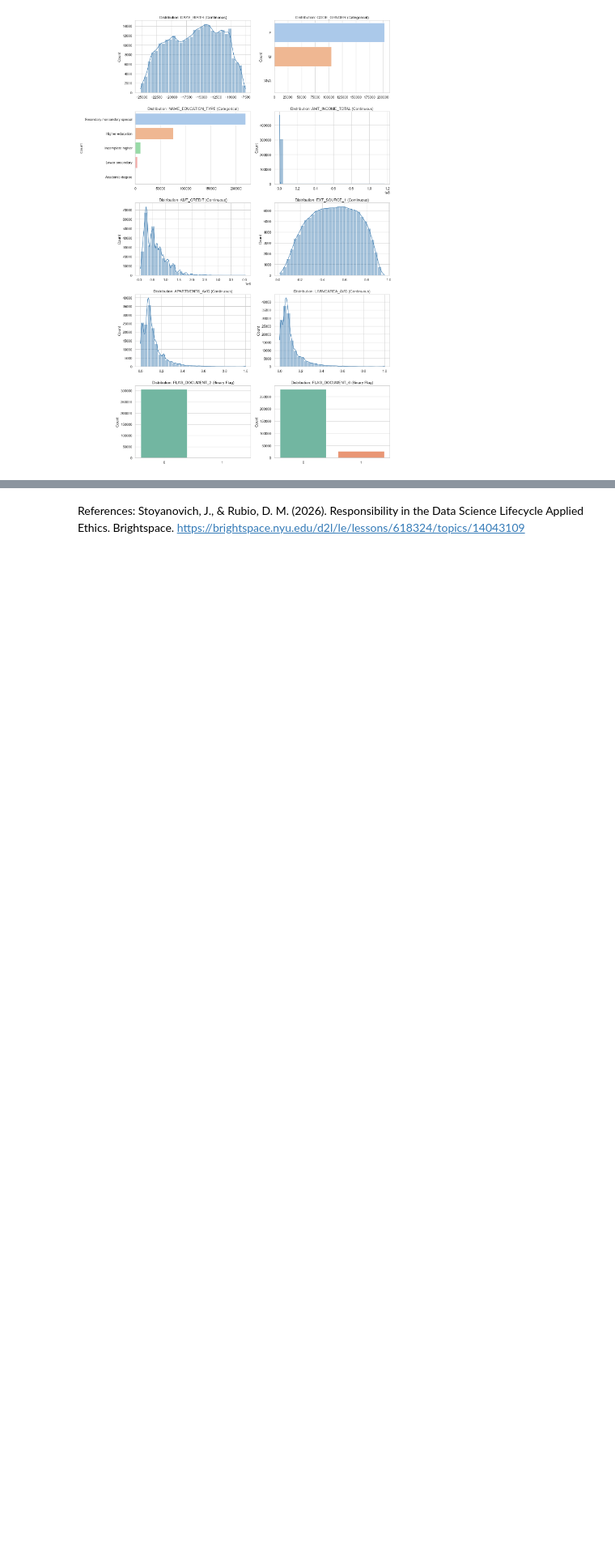
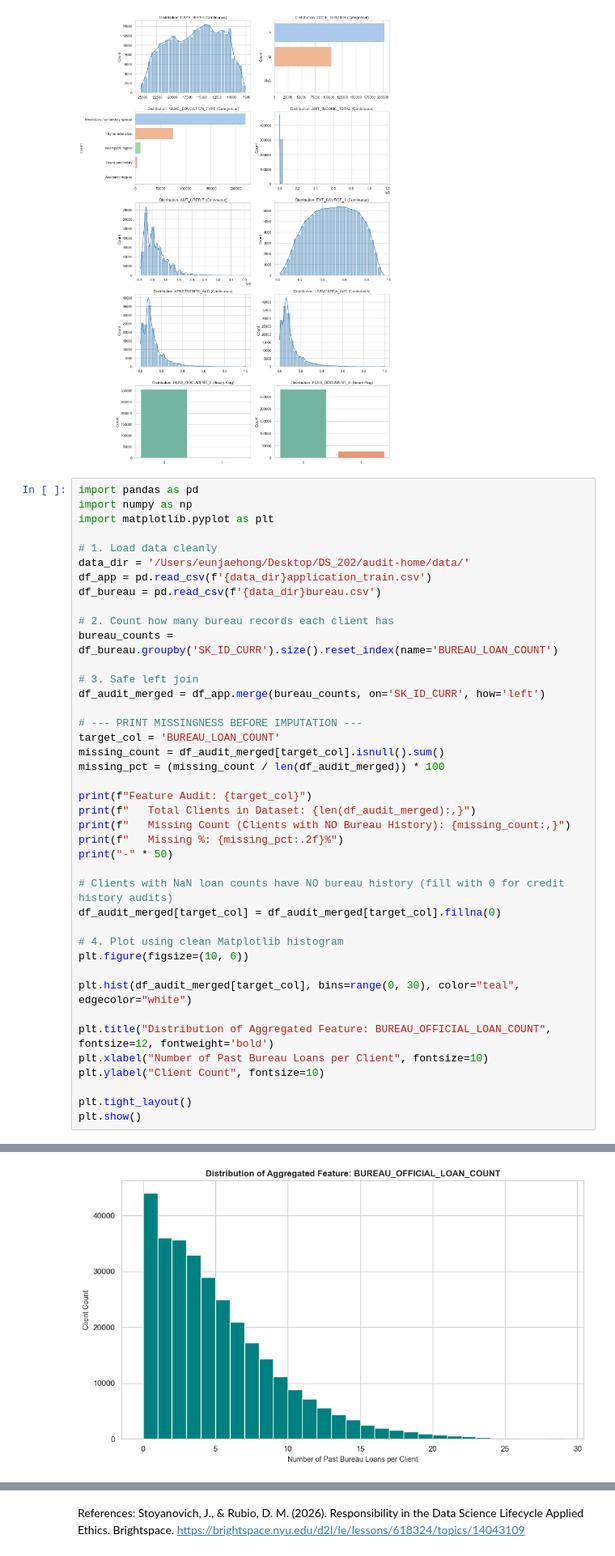
Before and after one commit to eh3285/audit-home, a Jupyter notebook: lightgbm/jenny_audit_notebook.ipynb, the cells around one changed output, grey strips where cells are left out. Shown at 81% size. Drawn from its saved outputs; the diff is of its cells as text; blank space fills up the shorter version.

Commit message:
data input audit by types of features pt.2

```diff
--- a/lightgbm/jenny_audit_notebook.ipynb
+++ b/lightgbm/jenny_audit_notebook.ipynb
@@ -1735,3 +1735,45 @@ Passing `palette` without assigning `hue` is deprecated and will be removed in v
 
   sns.countplot(x=df[feature], ax=ax, palette="Set2")
 [figure]
+# %%
+import pandas as pd
+import numpy as np
+import matplotlib.pyplot as plt
+
+# 1. Load data cleanly
+data_dir = '/Users/eunjaehong/Desktop/DS_202/audit-home/data/'
+df_app = pd.read_csv(f'{data_dir}application_train.csv')
+df_bureau = pd.read_csv(f'{data_dir}bureau.csv')
+
+# 2. Count how many bureau records each client has
+bureau_counts = df_bureau.groupby('SK_ID_CURR').size().reset_index(name='BUREAU_LOAN_COUNT')
+
+# 3. Safe left join
+df_audit_merged = df_app.merge(bureau_counts, on='SK_ID_CURR', how='left')
+
+# --- PRINT MISSINGNESS BEFORE IMPUTATION ---
+target_col = 'BUREAU_LOAN_COUNT'
+missing_count = df_audit_merged[target_col].isnull().sum()
+missing_pct = (missing_count / len(df_audit_merged)) * 100
+
+print(f"Feature Audit: {target_col}")
+print(f"   Total Clients in Dataset: {len(df_audit_merged):,}")
+print(f"   Missing Count (Clients with NO Bureau History): {missing_count:,}")
+print(f"   Missing %: {missing_pct:.2f}%")
+print("-" * 50)
+
+# Clients with NaN loan counts have NO bureau history (fill with 0 for credit history audits)
+df_audit_merged[target_col] = df_audit_merged[target_col].fillna(0)
+
+# 4. Plot using clean Matplotlib histogram
+plt.figure(figsize=(10, 6))
+
+plt.hist(df_audit_merged[target_col], bins=range(0, 30), color="teal", edgecolor="white")
+
+plt.title("Distribution of Aggregated Feature: BUREAU_OFFICIAL_LOAN_COUNT", fontsize=12, fontweight='bold')
+plt.xlabel("Number of Past Bureau Loans per Client", fontsize=10)
+plt.ylabel("Client Count", fontsize=10)
+
+plt.tight_layout()
+plt.show()
+# %% [output]
@@ -1738,3 +1785,4 @@ Passing `palette` without assigning `hue` is deprecated and will be removed in v
+[figure, added]
 # %% [markdown]
 AI Disclosure (Jenny): Used Gemini to do brainstorming and coding for additional profiling of the input, which was to build and test out a function if the missing data was predictive of the target value defaulting. I used Gemini to save the lgbm model and two random forest prediction results into a csv and the 3 models into a .pkl file so I wouldn't have to run it every time. I used Google gemini to brainstorm to choose the accuracy metrics to use and code, debug, and plot the accuracy audits for the education and gender populations. I used Google Gemini to brainstorm for the fairness metrics used code, debug, and plot the fairness audits for the two subpopulations. I used Google Gemini to brainstorm if the 0.0 values on The 0.0 values in equalized_odds_ratio for LightGBM in education and FNR_difference for RF_base in both were code bugs or mathematical results of the Fairlearn's internal formulas with sparse categorical slices and edge cases. I also used Google Gemini in the further profiling of the input to brainstorm what effect the lower percentage missing features have on the default rate difference. Google Gemini was also used to brainstorm why there was such a high ROC AUC for the random forests and to brainstorm the results effecting the fairness of the classification of the models. Furthermore, Google Gemini was used for brainstorming different stakeholders for the accuracy and fairness metrics.
 All code and writing was checked on own.
```
Also changed, not shown: parts of 1 cell of this notebook.
